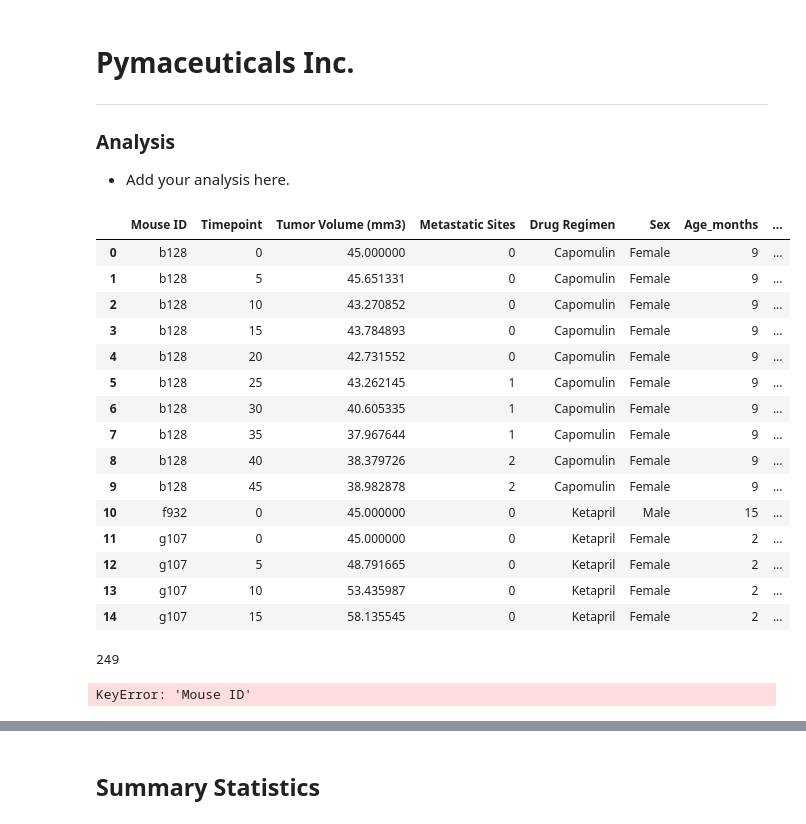
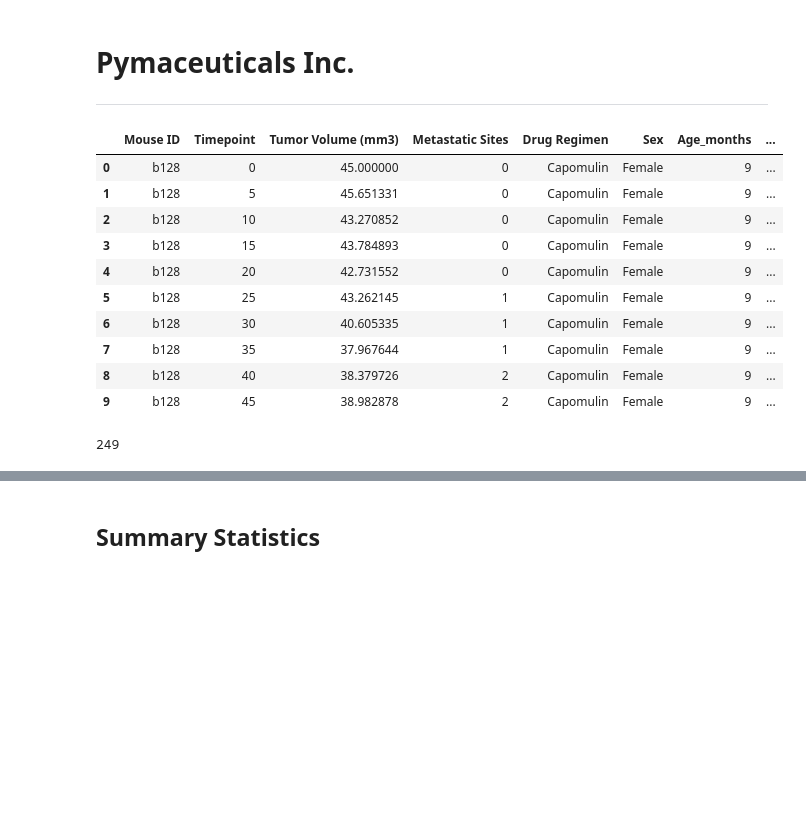
Before and after one commit to Njohanson5/Module-5, a Jupyter notebook: Module 5 HW pymaceuticals .ipynb, the cells around one changed output, grey strips where cells are left out. Drawn from its saved outputs; the diff is of its cells as text; code cells hidden in the pictures; blank space fills up the shorter version.

```diff
--- a/Module 5 HW pymaceuticals .ipynb
+++ b/Module 5 HW pymaceuticals .ipynb
@@ -1,46 +1,37 @@
 # %% [markdown]
 # Pymaceuticals Inc.
 ---
-
-### Analysis
-
-- Add your analysis here.
 # %%
 # Dependencies and Setup
 import matplotlib.pyplot as plt
 import pandas as pd
 import scipy.stats as st
 
 # Study data files
 mouse_metadata_path = "data/Mouse_metadata.csv"
 study_results_path = "data/Study_results.csv"
 
 # Read the mouse data and the study results
 mouse_metadata = pd.read_csv(mouse_metadata_path)
 study_results = pd.read_csv(study_results_path)
 
 # Combine the data into a single DataFrame
 single_data = pd.merge(study_results, mouse_metadata, how="outer", on="Mouse ID")
 
 # Display the data table for preview
-single_data.head(15)
+single_data.head(10)
 # %% [output]
 |  | Mouse ID | Timepoint | Tumor Volume (mm3) | Metastatic Sites | Drug Regimen | Sex | Age_months | ... |
 | 0 | b128 | 0 | 45.000000 | 0 | Capomulin | Female | 9 | ... |
 | 1 | b128 | 5 | 45.651331 | 0 | Capomulin | Female | 9 | ... |
 | 2 | b128 | 10 | 43.270852 | 0 | Capomulin | Female | 9 | ... |
 | 3 | b128 | 15 | 43.784893 | 0 | Capomulin | Female | 9 | ... |
 | 4 | b128 | 20 | 42.731552 | 0 | Capomulin | Female | 9 | ... |
 | 5 | b128 | 25 | 43.262145 | 1 | Capomulin | Female | 9 | ... |
 | 6 | b128 | 30 | 40.605335 | 1 | Capomulin | Female | 9 | ... |
 | 7 | b128 | 35 | 37.967644 | 1 | Capomulin | Female | 9 | ... |
 | 8 | b128 | 40 | 38.379726 | 2 | Capomulin | Female | 9 | ... |
 | 9 | b128 | 45 | 38.982878 | 2 | Capomulin | Female | 9 | ... |
-| 10 | f932 | 0 | 45.000000 | 0 | Ketapril | Male | 15 | ... |
-| 11 | g107 | 0 | 45.000000 | 0 | Ketapril | Female | 2 | ... |
-| 12 | g107 | 5 | 48.791665 | 0 | Ketapril | Female | 2 | ... |
-| 13 | g107 | 10 | 53.435987 | 0 | Ketapril | Female | 2 | ... |
-| 14 | g107 | 15 | 58.135545 | 0 | Ketapril | Female | 2 | ... |
 # %%
 # Checking the number of mice.
 mice_count = len(single_data["Mouse ID"].unique())
@@ -49,13 +40,7 @@ mice_count
 249
 # %%
 # Our data should be uniquely identified by Mouse ID and Timepoint
-
-duplicate_mice = single_data.duplicated(subset = ["Mouse ID","Timepoint"], keep = False)
+mice = single_data.duplicated(subset=['Mouse ID', 'Timepoint'], keep=False)
 
 # Get the duplicate mice by ID number that shows up for Mouse ID and Timepoint.
-mice_id = duplicate_mice["Mouse ID"].unique()
-
-Print(mice_id)
-print(duplicate_mice["Mouse ID"].dtype)
+D_mice_ID = single_data.loc[mice, 'Mouse ID'].unique()
-# %% [output]
-KeyError: 'Mouse ID'
```
Also changed, not shown: parts of 16 cells of this notebook.
